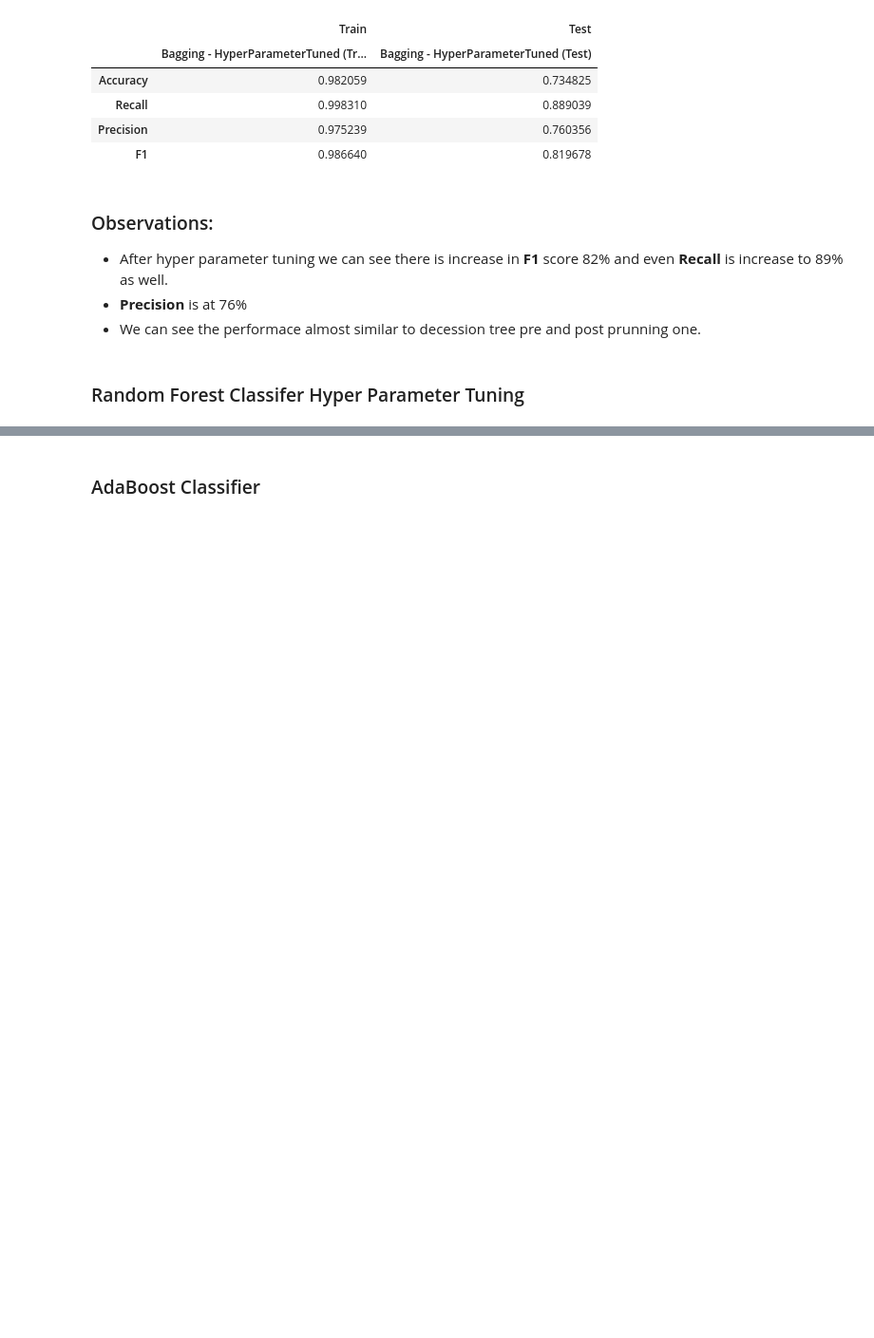
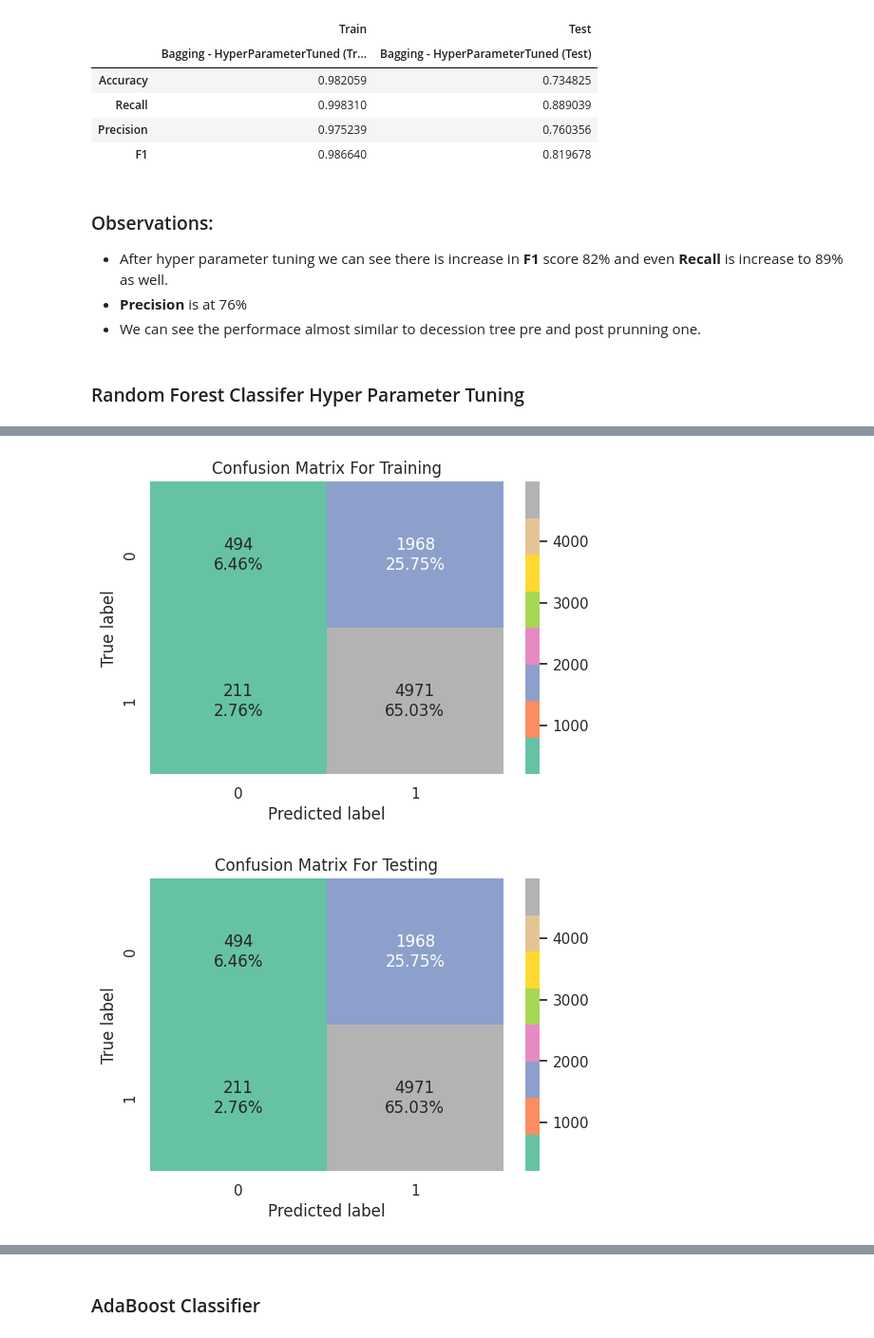
Before and after one commit to Rajesh2015/easy-visa, a Jupyter notebook: easy-visa-solution.ipynb, the cells around one changed output, grey strips where cells are left out. Shown at 95% size. Saved outputs shown, nothing was run; the diff lists cells and outputs as text; code cells hidden in the pictures; blank space fills up the shorter version.

```diff
--- a/easy-visa-solution.ipynb
+++ b/easy-visa-solution.ipynb
@@ -2048,4 +2048,5 @@ grid_obj_rf = grid_obj_rf.fit(X_train, y_train)
 rf_tree_tuned = grid_obj_rf.best_estimator_
 
 # Fit the best algorithm to the data.
-rf_tree_tuned.fit(X_train, y_train)
+training_time_rf_tuned = timeit.timeit(lambda:train_model(rf_tree_tuned,Xtrain=X_train,ytrain=y_train), number=1)
+printmodelscoreandtrainTime(model=rf_tree_tuned,X_train=X_train,y_train=y_train,X_test=X_test,y_test=y_test,training_time=training_time_rf_tuned)
@@ -2051,0 +2062,7 @@ rf_tree_tuned.fit(X_train, y_train)
+# %%
+# Confusion Matrix on bagging estimator tuned
+confusion_matrix_sklearn(rf_tree_tuned, X_test, y_test,cs_training)
+confusion_matrix_sklearn(rf_tree_tuned, X_test, y_test,cs_testing)
+# %% [output]
+[figure, added]
+[figure, added]
```
Also changed, not shown: parts of 31 cells of this notebook.
